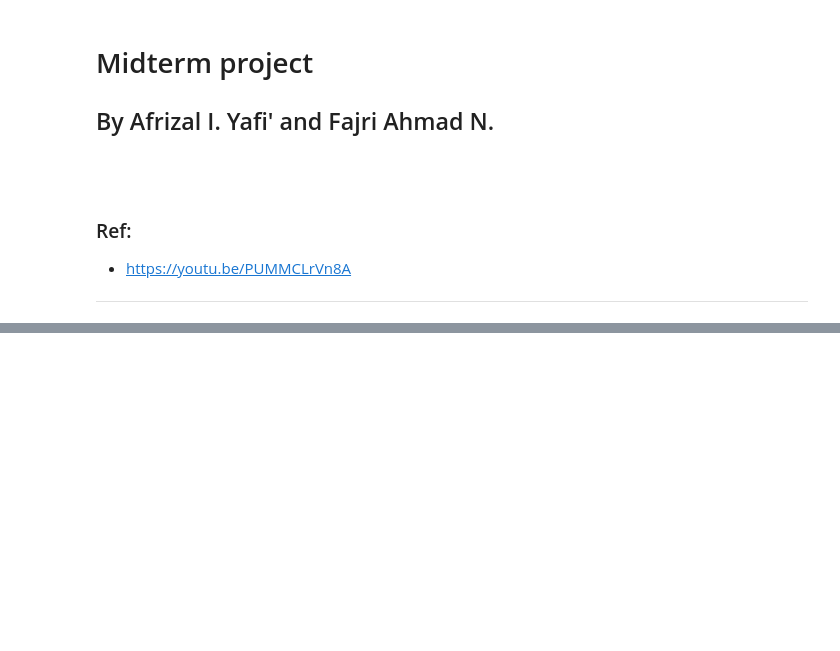
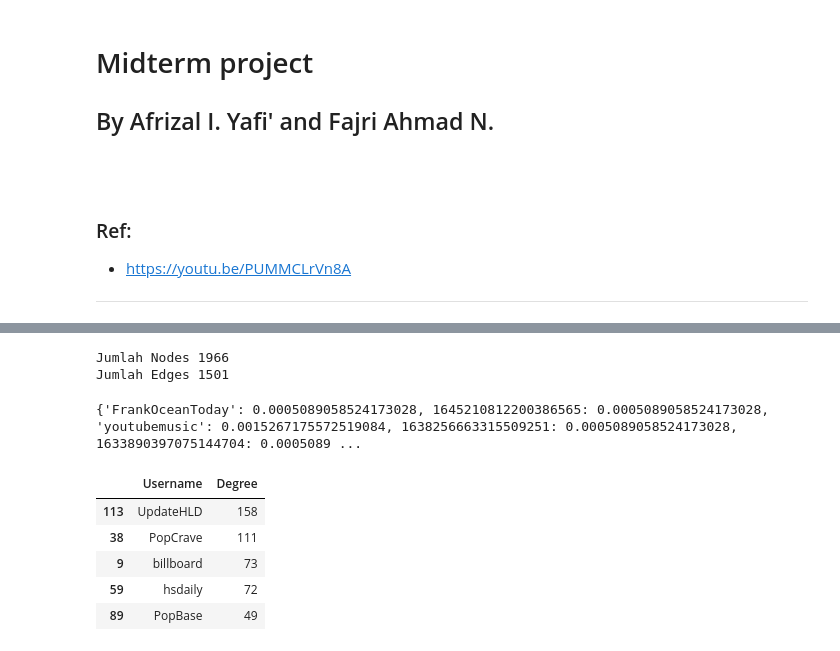
Before and after one commit to aiyafi/Social-Network-Analysis_K9Fox, a Jupyter notebook: Midterm prj/Groupxx_Social_Network_Analysis_Midterm_Project_Group.ipynb, the cells around one changed output, grey strips where cells are left out. Cells and saved outputs as stored; diff of their text form; code cells hidden in the pictures; blank space fills up the shorter version.

```diff
--- a/Midterm prj/Groupxx_Social_Network_Analysis_Midterm_Project_Group.ipynb
+++ b/Midterm prj/Groupxx_Social_Network_Analysis_Midterm_Project_Group.ipynb
@@ -42,7 +42,7 @@ warnings.filterwarnings('ignore')  # Mengaktifkan mode peringatan 'ignore' pada
 listTweets = []
 
 # Menentukan jumlah maksimum tweet yang akan dicrawl
-nTweets = 1000
+nTweets = 1500
 
 # Menggunakan TwitterSearchScraper untuk crawling data dan menambahkan tweet ke list
 for i, tweet in tqdm(enumerate(sntwitter.TwitterSearchScraper('#Coachella min_faves:1000 min_retweets:100 lang:en  -filter:replies').get_items()), total=nTweets + 1):
@@ -55,4 +55,4 @@ for i, tweet in tqdm(enumerate(sntwitter.TwitterSearchScraper('#Coachella min_fa
 twtDataFrame = pd.DataFrame(listTweets, columns=['Datetime', 'Tweet Id', 'Text', 'Username'])
 
 # Menyimpan list dalam bentuk csv
-#twtDataFrame.to_csv("dataf1hastags.csv", index=False)
+twtDataFrame.to_csv("getDataCoachella.csv", index=False)
@@ -88,0 +112,45 @@ dtype: int64
+# %%
+# Melakukan pemasukan data kedalam bentuk graf
+
+#Membuat graf grpTemp menggunakan fungsi from_pandas_edgelist() dari library NetworkX dengan argumen dataSet,
+#yang berisi informasi mengenai tweet ID dan username, dan kolom "Username" sebagai sumber node dan kolom "Tweet Id" sebagai target node.
+grpTemp = nx.from_pandas_edgelist(dataSet,source="Username",target="Tweet Id")
+
+# Menampilkan jumlah node dalam graf grpTemp dengan menggunakan fungsi len() dan method nodes().
+# Hasilnya akan ditampilkan dalam format string yang berisi kata "Jumlah Nodes" dan jumlah node dalam graf.
+print('Jumlah Nodes',len(grpTemp.nodes()))
+
+# Menampilkan jumlah edge dalam graf grpTemp dengan menggunakan fungsi len() dan method edges().
+# Hasilnya akan ditampilkan dalam format string yang berisi kata "Jumlah Edges" dan jumlah edge dalam graf.
+print('Jumlah Edges',len(grpTemp.edges()))
+# %% [output]
+Jumlah Nodes 1966
+Jumlah Edges 1501
+# %%
+# Melakukan kalkulasi dengan metode Degree Centrality
+
+# Menghitung degree centrality dari graf graph_temp menggunakan fungsi degree_centrality() dari library NetworkX dan menyimpan hasilnya ke dalam variabel degreeCentrality.
+degreeCentrality = nx.degree_centrality(graph_temp)
+
+# Mencetak dictionary dengan key yang merupakan nama node dan value yang merupakan nilai degree centrality-nya.
+print(degreeCentrality)
+# %% [output]
+{'FrankOceanToday': 0.0005089058524173028, 1645210812200386565: 0.0005089058524173028, 'youtubemusic': 0.0015267175572519084, 1638256663315509251: 0.0005089058524173028, 1633890397075144704: 0.0005089 ...
+# %%
+# Melakukan looping untuk menghitung Degree pada nodes
+temp = [] #Membuat list kosong yang bersifat temporary
+degreeTemp = nx.degree(graph_temp) # Menghitung derajat setiap node dalam graf
+for i in degreeTemp: #Looping
+    temp.append([i[0],i[1]]) #Menambahkan pasangan nilai (node, derajat) ke dalam list variale temp.
+# Melakukan proses sorting
+sorting = pd.DataFrame(temp)
+sorting.sort_values(1,axis=0,ascending = False, inplace = True) #Melakukan sorting DataFrame sorting berdasarkan kolom kedua (derajat) secara descending menggunakan metode sort_values() dari library pandas.
+sorting=sorting.rename(columns={0: "Username", 1: "Degree"}) #Mengganti nama kolom pertama dan kedua dalam DataFrame sorting menjadi Username dan Degree.
+sorting.head() #Menampilkan 5 baris teratas dari DataFrame sorting yang berisi 5 node dengan derajat tertinggi.
+# %% [output]
+|  | Username | Degree |
+| 113 | UpdateHLD | 158 |
+| 38 | PopCrave | 111 |
+| 9 | billboard | 73 |
+| 59 | hsdaily | 72 |
+| 89 | PopBase | 49 |
```
Also changed, not shown: parts of 10 cells of this notebook.
